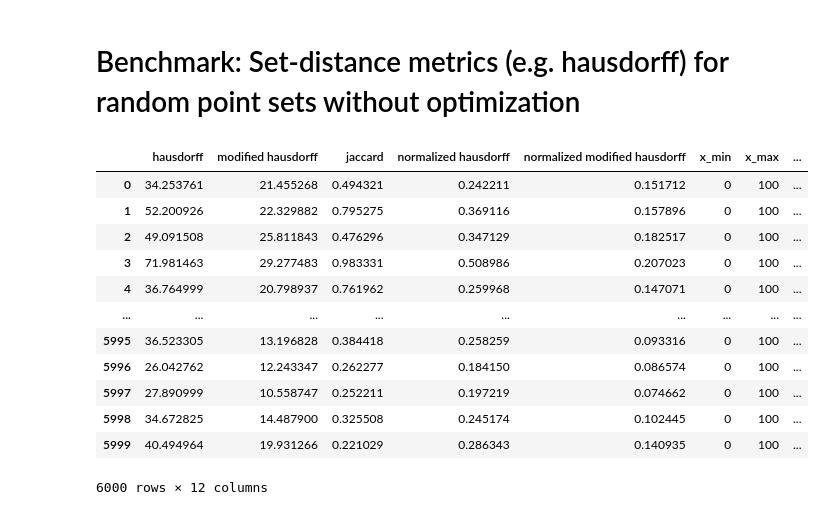
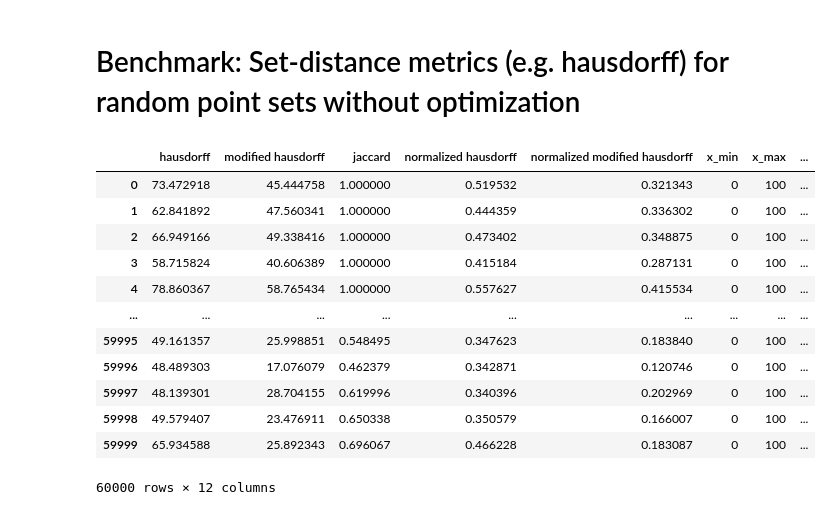
Before and after one commit to selting/CACT, a Jupyter notebook: src/CACT/evaluation_module/random_benchmark_no_optimization.ipynb, the cells around one changed output. Saved outputs shown, nothing was run; the diff lists cells and outputs as text; code cells hidden in the pictures.

```diff
--- a/src/CACT/evaluation_module/random_benchmark_no_optimization.ipynb
+++ b/src/CACT/evaluation_module/random_benchmark_no_optimization.ipynb
@@ -15,54 +15,54 @@ from auction_module.bundling_and_bidding.fitness_functions.vrp_learn.distance im
 rng = np.random.default_rng(1)
 
 x_min, x_max, y_min, y_max = 0, 100, 0, 100
-num_draws = 1000
+num_draws = 10000
 
 records = []
-for num_a in [8, 16]:
+for num_a in [4, 8]:
     for frac_b in [0.5, 1, 2]:
         num_b = int(num_a * frac_b)
-        for draw in trange(num_draws, desc=f'{num_a} x {num_b}'):
+        for draw in trange(num_draws, desc=f'{num_a} true vs. {num_b} predicted'):
             params = {
                 'x_min': x_min,
                 'x_max': x_max,
                 'y_min': y_min,
                 'y_max': y_max,
                 'num_a': num_a,
                 'num_b': num_b,
                 'frac_b': frac_b
             }
             set_a = rng.uniform((x_min, y_min), (x_max, y_max), size=(num_a, 2))
             set_b = rng.uniform((x_min, y_min), (x_max, y_max), size=(num_b, 2))
             df = pd.DataFrame(np.concat([set_a, set_b], axis=0), columns=['x', 'y'])
             # df['label'] = ["a"] * num_a + ["b"] * num_b
             # p9.qplot('x', 'y', df, geom='point', fill='label', size=4)
             metrics = {
                 'hausdorff': my_hausdorff_distance(set_a, set_b),
                 'modified hausdorff': my_modified_hausdorff_distance(set_a, set_b),
                 'jaccard': my_convex_hull_jaccard_distance(set_a, set_b),
                 # 'MinWBMP': my_MinWBMP(set_a, set_b),
                 # 'dice': my_dice_similarity_coefficient(set_a, set_b),
                 # 'TSP objective': my_tsp_obj_val_diff(set_a, set_b),
                 # 'TSP hull': my_tsp_hull_jaccard_distance(set_a, set_b)
             }
             metrics['normalized hausdorff'] = metrics['hausdorff']/np.sqrt((x_max-x_min)**2 + (y_max - y_min)**2)
             metrics['normalized modified hausdorff'] = metrics['modified hausdorff']/np.sqrt((x_max-x_min)**2 + (y_max - y_min)**2)
             record = {**metrics, **params}
             records.append(record)
 df = pd.DataFrame.from_records(records)
 df
 # %% [output]
 |  | hausdorff | modified hausdorff | jaccard | normalized hausdorff | normalized modified hausdorff | x_min | x_max | ... |
-| 0 | 34.253761 | 21.455268 | 0.494321 | 0.242211 | 0.151712 | 0 | 100 | ... |
-| 1 | 52.200926 | 22.329882 | 0.795275 | 0.369116 | 0.157896 | 0 | 100 | ... |
-| 2 | 49.091508 | 25.811843 | 0.476296 | 0.347129 | 0.182517 | 0 | 100 | ... |
-| 3 | 71.981463 | 29.277483 | 0.983331 | 0.508986 | 0.207023 | 0 | 100 | ... |
-| 4 | 36.764999 | 20.798937 | 0.761962 | 0.259968 | 0.147071 | 0 | 100 | ... |
+| 0 | 73.472918 | 45.444758 | 1.000000 | 0.519532 | 0.321343 | 0 | 100 | ... |
+| 1 | 62.841892 | 47.560341 | 1.000000 | 0.444359 | 0.336302 | 0 | 100 | ... |
+| 2 | 66.949166 | 49.338416 | 1.000000 | 0.473402 | 0.348875 | 0 | 100 | ... |
+| 3 | 58.715824 | 40.606389 | 1.000000 | 0.415184 | 0.287131 | 0 | 100 | ... |
+| 4 | 78.860367 | 58.765434 | 1.000000 | 0.557627 | 0.415534 | 0 | 100 | ... |
 | ... | ... | ... | ... | ... | ... | ... | ... | ... |
-| 5995 | 36.523305 | 13.196828 | 0.384418 | 0.258259 | 0.093316 | 0 | 100 | ... |
-| 5996 | 26.042762 | 12.243347 | 0.262277 | 0.184150 | 0.086574 | 0 | 100 | ... |
-| 5997 | 27.890999 | 10.558747 | 0.252211 | 0.197219 | 0.074662 | 0 | 100 | ... |
-| 5998 | 34.672825 | 14.487900 | 0.325508 | 0.245174 | 0.102445 | 0 | 100 | ... |
-| 5999 | 40.494964 | 19.931266 | 0.221029 | 0.286343 | 0.140935 | 0 | 100 | ... |
+| 59995 | 49.161357 | 25.998851 | 0.548495 | 0.347623 | 0.183840 | 0 | 100 | ... |
+| 59996 | 48.489303 | 17.076079 | 0.462379 | 0.342871 | 0.120746 | 0 | 100 | ... |
+| 59997 | 48.139301 | 28.704155 | 0.619996 | 0.340396 | 0.202969 | 0 | 100 | ... |
+| 59998 | 49.579407 | 23.476911 | 0.650338 | 0.350579 | 0.166007 | 0 | 100 | ... |
+| 59999 | 65.934588 | 25.892343 | 0.696067 | 0.466228 | 0.183087 | 0 | 100 | ... |
-6000 rows × 12 columns
+60000 rows × 12 columns
 # %%
```
Also changed, not shown: parts of 3 cells of this notebook, 9 other files.
